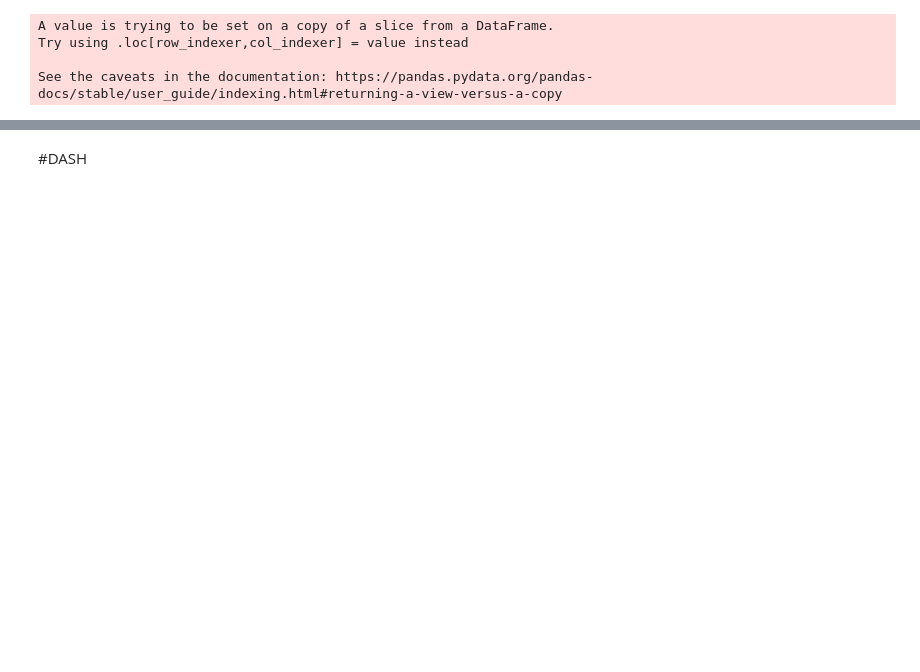
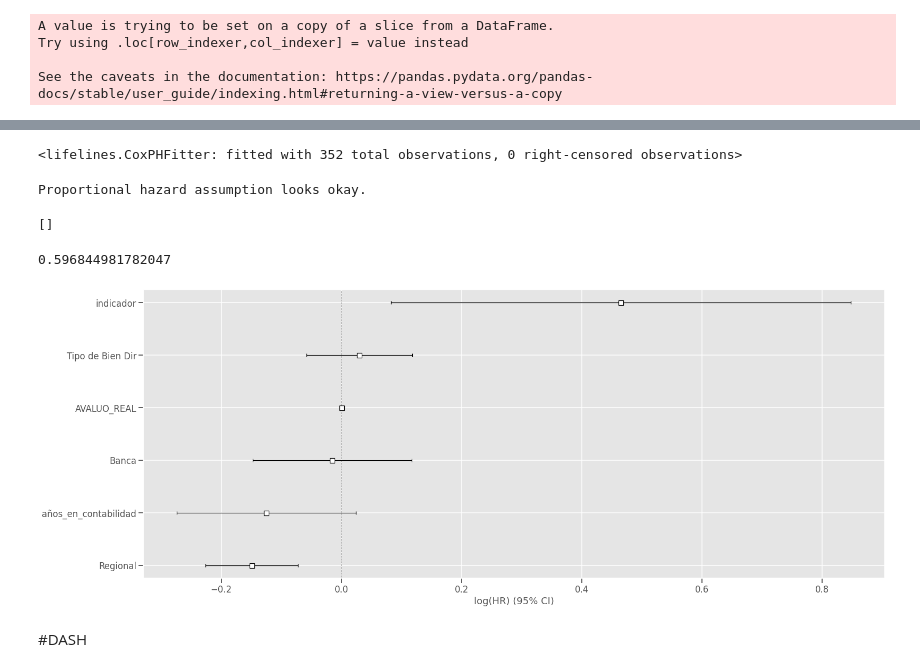
Before and after one commit to ancastillar/Aplicacion_deteccion_riesgo_inmuebles_Davivienda, a Jupyter notebook: BRP_Davivienda.ipynb, the cells around one changed output, grey strips where cells are left out. Drawn from its saved outputs; the diff is of its cells as text; code cells hidden in the pictures; blank space fills up the shorter version.

```diff
--- a/BRP_Davivienda.ipynb
+++ b/BRP_Davivienda.ipynb
@@ -877,0 +893,6 @@ Dang! That path collection is out of this world. I totally don't know what to do
+# %%
+from lifelines import CoxPHFitter
+from statsmodels.stats.outliers_influence import variance_inflation_factor
+from sklearn import preprocessing
+from sklearn.preprocessing import OrdinalEncoder
+ord_enc = OrdinalEncoder()
@@ -877,0 +901,2 @@ Dang! That path collection is out of this world. I totally don't know what to do
+# %%
+df['evento']=1
@@ -877,0 +908,9 @@ Dang! That path collection is out of this world. I totally don't know what to do
+# %%
+dfcox=df[['evento','Tipo de Bien Dir','weeks_evento','AVALUO_REAL','indicador','Banca','Regional','años_venta','Tipificación']]
+dfcox=dfcox.rename(columns={'años_venta':'años_en_contabilidad'})
+
+#ENCODING
+dfcox_cat=dfcox.select_dtypes(include='object')
+cat_val0= list(dfcox_cat.columns)
+for cat_val in cat_val0:
+  dfcox[cat_val]=ord_enc.fit_transform(dfcox[[cat_val]])
@@ -878,3 +934,24 @@ Dang! That path collection is out of this world. I totally don't know what to do
+# %%
+cph=CoxPHFitter()
+cph.fit(dfcox, duration_col='weeks_evento', event_col='evento',strata=['Tipificación'])
+# %% [output]
+<lifelines.CoxPHFitter: fitted with 352 total observations, 0 right-censored observations>
+# %%
+cph.check_assumptions(dfcox,show_plots=True)
+# %% [output]
+Proportional hazard assumption looks okay.
+[]
+# %%
+cph.concordance_index_
+# %% [output]
+0.596844981782047
+# %%
+sns.set_context("talk")
+fig, ax = plt.subplots(figsize=(25,10))
+cph.plot()
+plt.savefig('coxe_results_general.png')
+# %% [output]
+[figure, added]
 # %% [markdown]
 #DASH
 # %%
```
Also changed, not shown: parts of 45 cells of this notebook.
